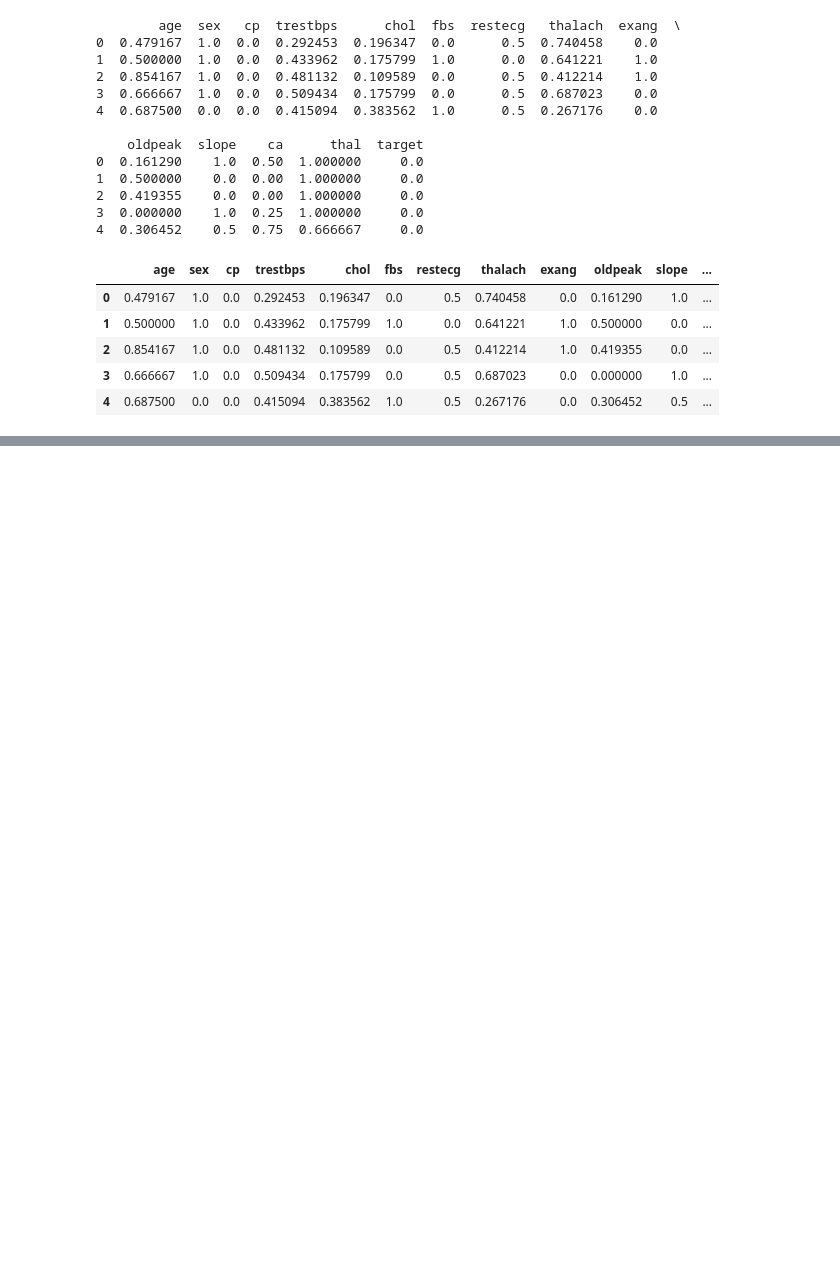
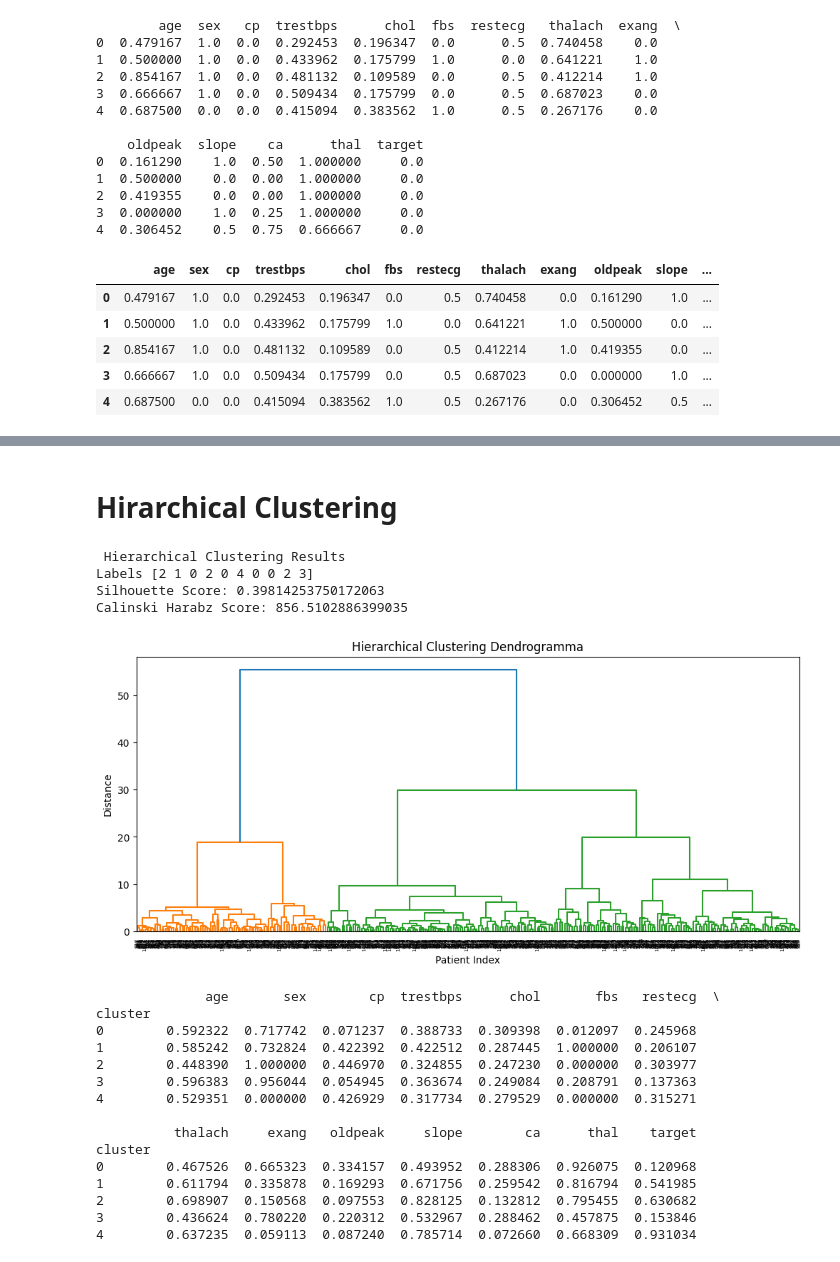
Before and after one commit to rrrasulbekruzmetov/1-oy-Vazifalar, a Jupyter notebook: Notebooks/hierarchical_clustering.ipynb, the cells around one changed output, grey strips where cells are left out. Drawn from its saved outputs; the diff is of its cells as text; code cells hidden in the pictures; blank space fills up the shorter version.

```diff
--- a/Notebooks/hierarchical_clustering.ipynb
+++ b/Notebooks/hierarchical_clustering.ipynb
@@ -204,0 +277,51 @@ df.head()
+# %% [markdown]
+# Hirarchical Clustering
+# %%
+from sklearn.cluster import AgglomerativeClustering
+from scipy.cluster.hierarchy import dendrogram, linkage
+
+features = df.drop("target", axis=1)
+
+
+hier = AgglomerativeClustering(n_clusters=5, linkage="ward")
+hier_labels = hier.fit_predict(features)
+
+sil_score_h = silhouette_score(features, hier_labels)
+ch_score_h = calinski_harabasz_score(features, hier_labels)
+
+print(" Hierarchical Clustering Results")
+print("Labels", hier_labels[:10])
+print("Silhouette Score:", sil_score_h)
+print("Calinski Harabz Score:", ch_score_h)
+
+linked = linkage(features, method="ward")
+plt.figure(figsize=(12, 5))
+dendrogram(linked, labels=df.index.values, leaf_rotation=90)
+plt.title("Hierarchical Clustering Dendrogramma")
+plt.xlabel("Patient Index")
+plt.ylabel("Distance")
+plt.show()
+
+df["cluster"] = hier_labels
+print(df.groupby("cluster").mean())
+# %% [output]
+ Hierarchical Clustering Results
+Labels [2 1 0 2 0 4 0 0 2 3]
+Silhouette Score: 0.39814253750172063
+Calinski Harabz Score: 856.5102886399035
+[figure, added]
+              age       sex        cp  trestbps      chol       fbs   restecg  \
+cluster
+0        0.592322  0.717742  0.071237  0.388733  0.309398  0.012097  0.245968
+1        0.585242  0.732824  0.422392  0.422512  0.287445  1.000000  0.206107
+2        0.448390  1.000000  0.446970  0.324855  0.247230  0.000000  0.303977
+3        0.596383  0.956044  0.054945  0.363674  0.249084  0.208791  0.137363
+4        0.529351  0.000000  0.426929  0.317734  0.279529  0.000000  0.315271
+
+          thalach     exang   oldpeak     slope        ca      thal    target
+cluster
+0        0.467526  0.665323  0.334157  0.493952  0.288306  0.926075  0.120968
+1        0.611794  0.335878  0.169293  0.671756  0.259542  0.816794  0.541985
+2        0.698907  0.150568  0.097553  0.828125  0.132812  0.795455  0.630682
+3        0.436624  0.780220  0.220312  0.532967  0.288462  0.457875  0.153846
+4        0.637235  0.059113  0.087240  0.785714  0.072660  0.668309  0.931034
```
Also changed, not shown: parts of 10 cells of this notebook.
